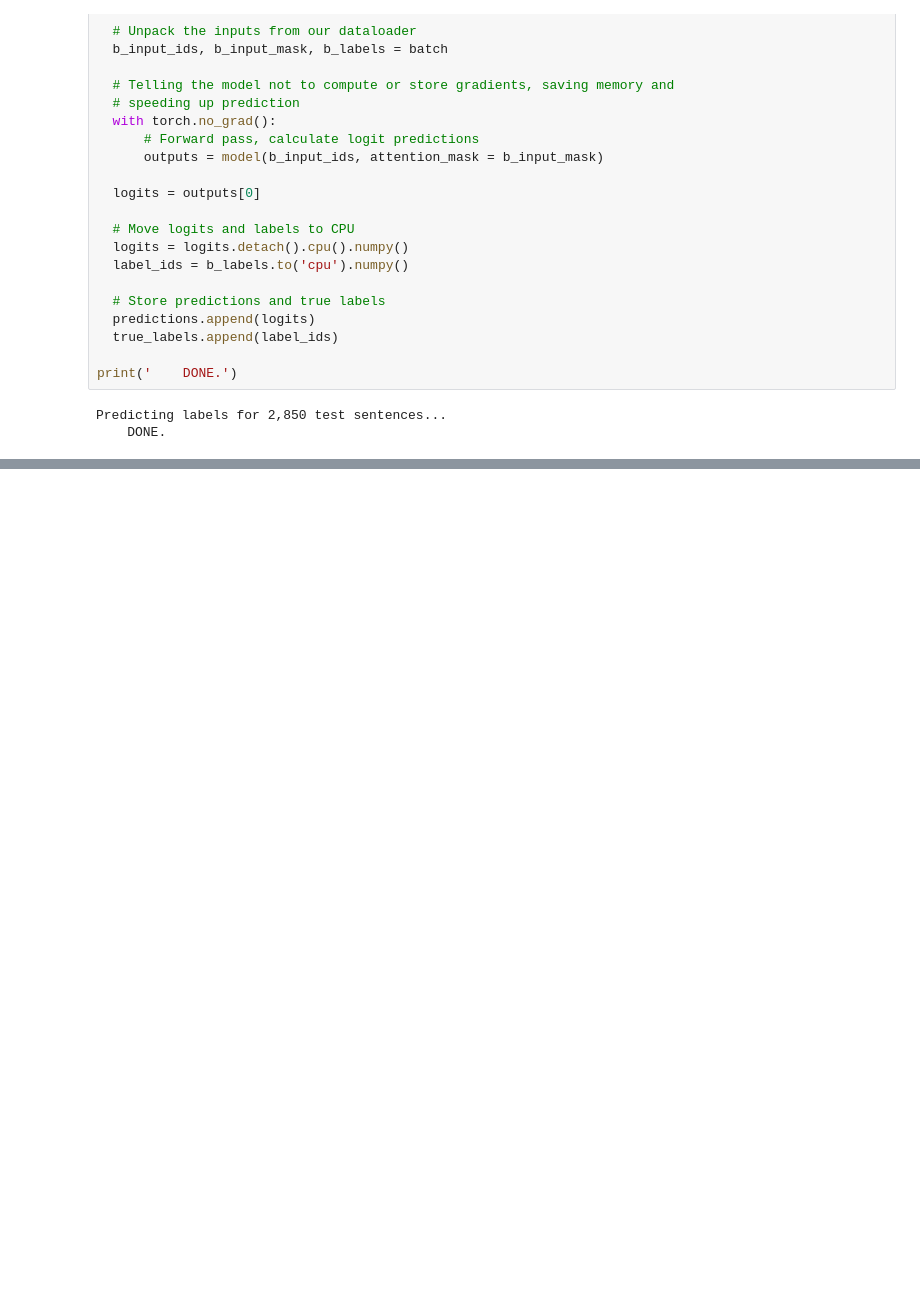
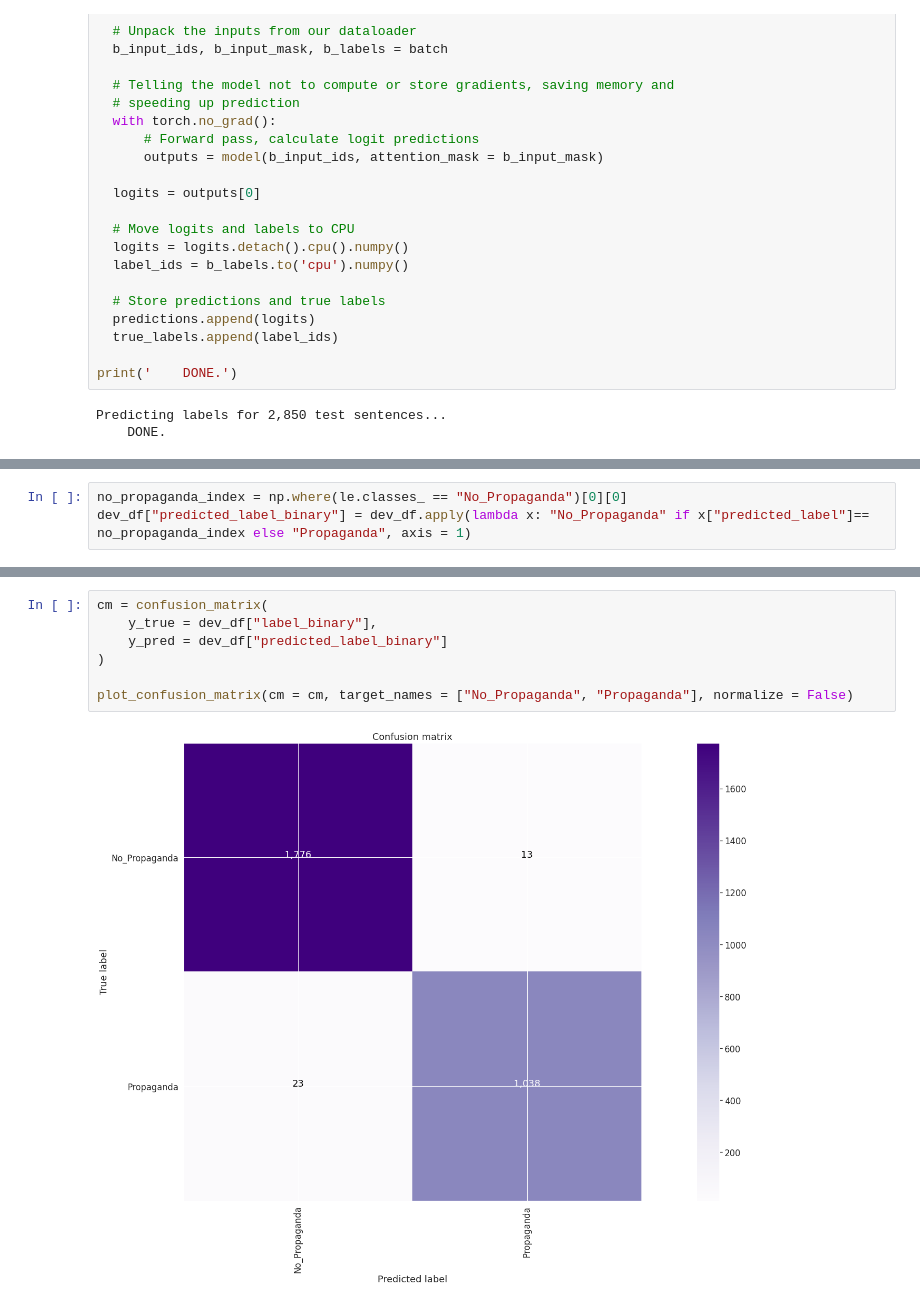
Before and after one commit to Bcromas/propaganda_bert, a Jupyter notebook: bert.ipynb, the cells around one changed output, grey strips where cells are left out. Saved outputs shown, nothing was run; the diff lists cells and outputs as text; blank space fills up the shorter version.

```diff
--- a/bert.ipynb
+++ b/bert.ipynb
@@ -722,0 +896,3 @@ IndexError: ignored
+# %%
+no_propaganda_index = np.where(le.classes_ == "No_Propaganda")[0][0]
+dev_df["predicted_label_binary"] = dev_df.apply(lambda x: "No_Propaganda" if x["predicted_label"]== no_propaganda_index else "Propaganda", axis = 1)
@@ -722,0 +906,9 @@ IndexError: ignored
+# %%
+cm = confusion_matrix(
+    y_true = dev_df["label_binary"],
+    y_pred = dev_df["predicted_label_binary"]
+)
+
+plot_confusion_matrix(cm = cm, target_names = ["No_Propaganda", "Propaganda"], normalize = False)
+# %% [output]
+[figure, added]
```
Also changed, not shown: parts of 35 cells of this notebook.
